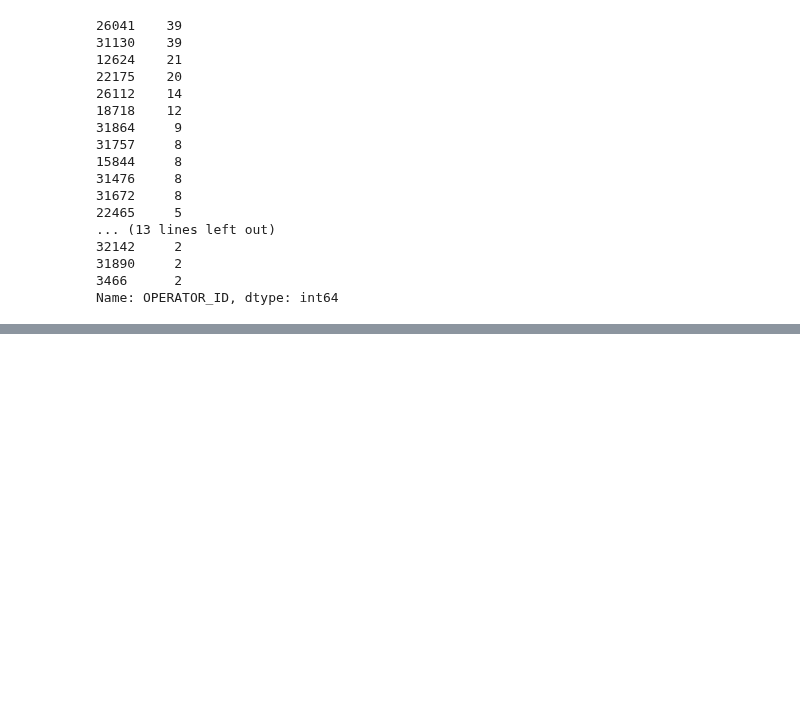
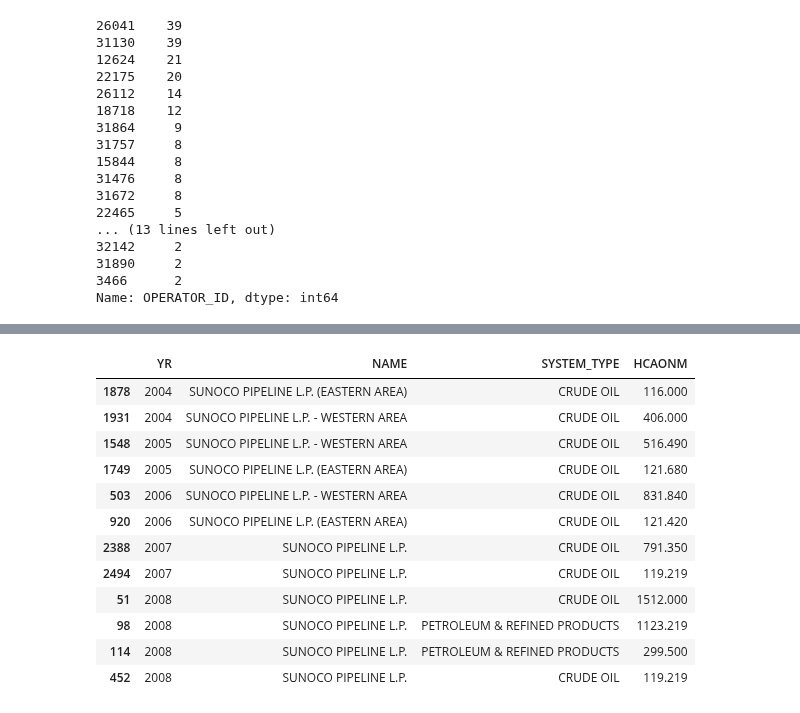
Before and after one commit to julianbarg/oil_industry, a Jupyter notebook: workbooks/2py_data_exploration.ipynb, the cells around one changed output, grey strips where cells are left out. Cells and saved outputs as stored; diff of their text form; code cells hidden in the pictures; blank space fills up the shorter version.

```diff
--- a/workbooks/2py_data_exploration.ipynb
+++ b/workbooks/2py_data_exploration.ipynb
@@ -895,0 +951,4 @@ Name: OPERATOR_ID, Length: 230, dtype: bool
+# %%
+sunoco = duplicates.loc[duplicates['OPERATOR_ID'] == 18718]
+
+sunoco['YR'].value_counts()
@@ -895,0 +972,16 @@ Name: OPERATOR_ID, Length: 230, dtype: bool
+# %%
+sunoco[['YR', 'NAME', 'SYSTEM_TYPE', 'HCAONM']].sort_values('YR')
+# %% [output]
+|  | YR | NAME | SYSTEM_TYPE | HCAONM |
+| 1878 | 2004 | SUNOCO PIPELINE L.P. (EASTERN AREA) | CRUDE OIL | 116.000 |
+| 1931 | 2004 | SUNOCO PIPELINE L.P. - WESTERN AREA | CRUDE OIL | 406.000 |
+| 1548 | 2005 | SUNOCO PIPELINE L.P. - WESTERN AREA | CRUDE OIL | 516.490 |
+| 1749 | 2005 | SUNOCO PIPELINE L.P. (EASTERN AREA) | CRUDE OIL | 121.680 |
+| 503 | 2006 | SUNOCO PIPELINE L.P. - WESTERN AREA | CRUDE OIL | 831.840 |
+| 920 | 2006 | SUNOCO PIPELINE L.P. (EASTERN AREA) | CRUDE OIL | 121.420 |
+| 2388 | 2007 | SUNOCO PIPELINE L.P. | CRUDE OIL | 791.350 |
+| 2494 | 2007 | SUNOCO PIPELINE L.P. | CRUDE OIL | 119.219 |
+| 51 | 2008 | SUNOCO PIPELINE L.P. | CRUDE OIL | 1512.000 |
+| 98 | 2008 | SUNOCO PIPELINE L.P. | PETROLEUM & REFINED PRODUCTS | 1123.219 |
+| 114 | 2008 | SUNOCO PIPELINE L.P. | PETROLEUM & REFINED PRODUCTS | 299.500 |
+| 452 | 2008 | SUNOCO PIPELINE L.P. | CRUDE OIL | 119.219 |
```
Also changed, not shown: parts of 31 cells of this notebook, 1 other file.
